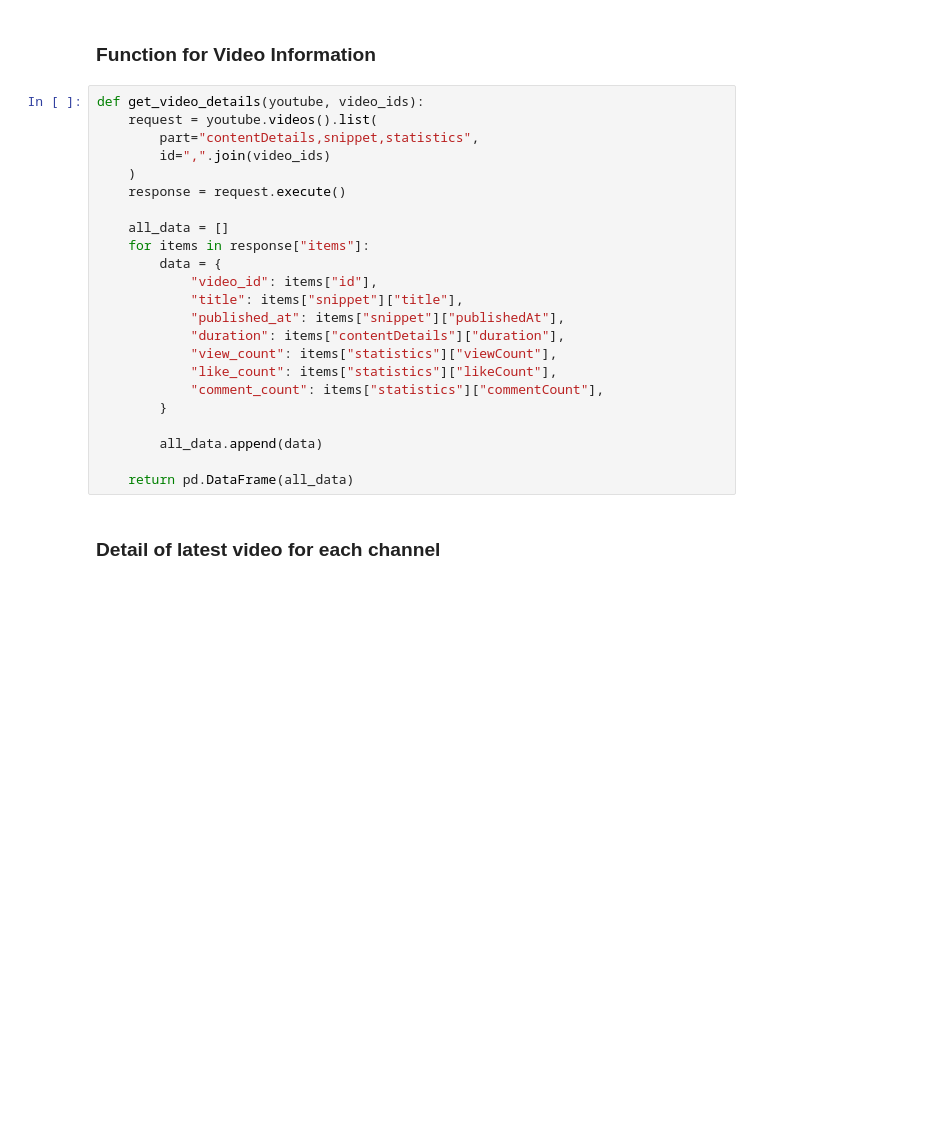
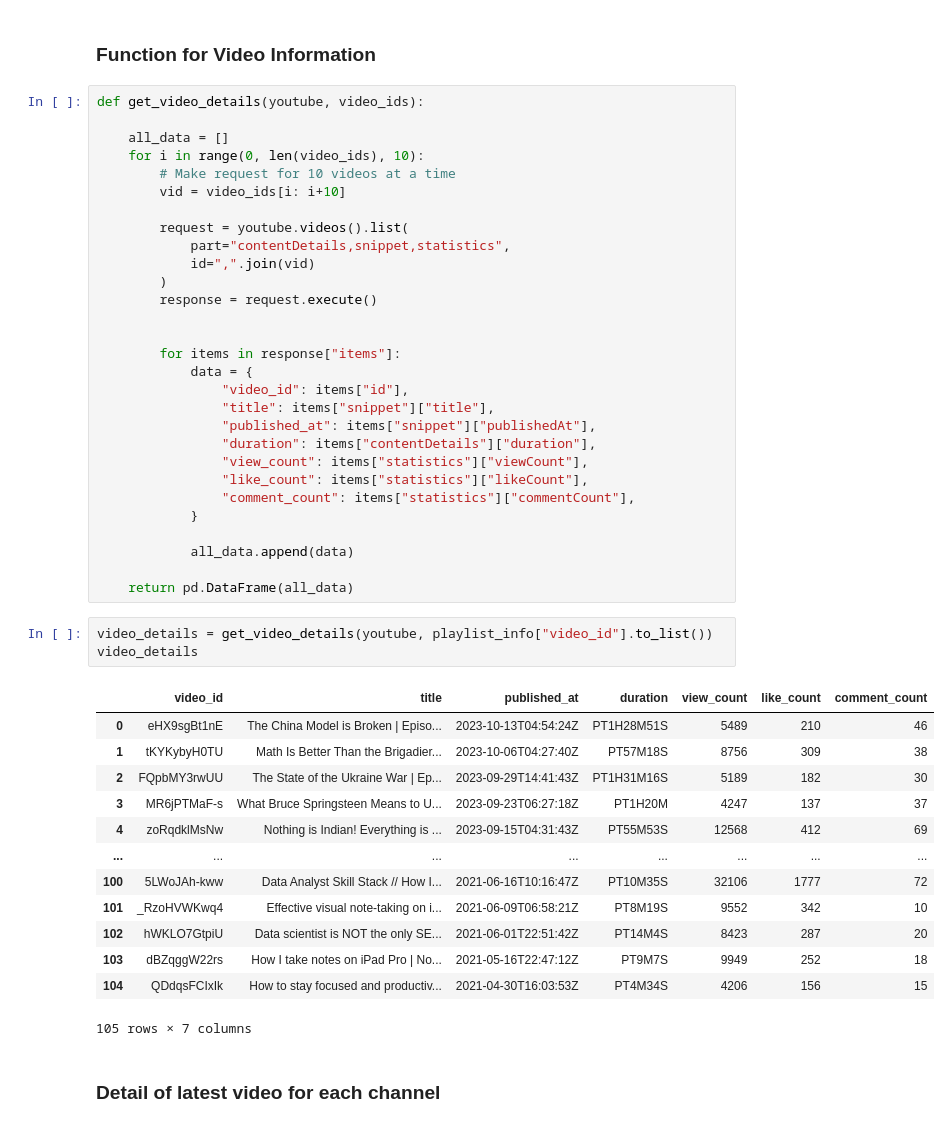
Before and after one commit to harsh1kumar/youtube-data, a Jupyter notebook: notebooks/data_pipeline.ipynb, the cells around one changed output. Cells and saved outputs as stored; diff of their text form; blank space fills up the shorter version.

```diff
--- a/notebooks/data_pipeline.ipynb
+++ b/notebooks/data_pipeline.ipynb
@@ -159,27 +159,50 @@ JSON(response)
 ### Function for Video Information
 # %%
 def get_video_details(youtube, video_ids):
-    request = youtube.videos().list(
-        part="contentDetails,snippet,statistics",
-        id=",".join(video_ids)
-    )
-    response = request.execute()
 
     all_data = []
-    for items in response["items"]:
-        data = {
-            "video_id": items["id"],
-            "title": items["snippet"]["title"],
-            "published_at": items["snippet"]["publishedAt"],
-            "duration": items["contentDetails"]["duration"],
-            "view_count": items["statistics"]["viewCount"],
-            "like_count": items["statistics"]["likeCount"],
-            "comment_count": items["statistics"]["commentCount"],
-        }
+    for i in range(0, len(video_ids), 10):
+        # Make request for 10 videos at a time
+        vid = video_ids[i: i+10]
 
-        all_data.append(data)
+        request = youtube.videos().list(
+            part="contentDetails,snippet,statistics",
+            id=",".join(vid)
+        )
+        response = request.execute()
+
+
+        for items in response["items"]:
+            data = {
+                "video_id": items["id"],
+                "title": items["snippet"]["title"],
+                "published_at": items["snippet"]["publishedAt"],
+                "duration": items["contentDetails"]["duration"],
+                "view_count": items["statistics"]["viewCount"],
+                "like_count": items["statistics"]["likeCount"],
+                "comment_count": items["statistics"]["commentCount"],
+            }
+
+            all_data.append(data)
 
     return pd.DataFrame(all_data)
+# %%
+video_details = get_video_details(youtube, playlist_info["video_id"].to_list())
+video_details
+# %% [output]
+|  | video_id | title | published_at | duration | view_count | like_count | comment_count |
+| 0 | eHX9sgBt1nE | The China Model is Broken | Episo... | 2023-10-13T04:54:24Z | PT1H28M51S | 5489 | 210 | 46 |
+| 1 | tKYKybyH0TU | Math Is Better Than the Brigadier... | 2023-10-06T04:27:40Z | PT57M18S | 8756 | 309 | 38 |
+| 2 | FQpbMY3rwUU | The State of the Ukraine War | Ep... | 2023-09-29T14:41:43Z | PT1H31M16S | 5189 | 182 | 30 |
+| 3 | MR6jPTMaF-s | What Bruce Springsteen Means to U... | 2023-09-23T06:27:18Z | PT1H20M | 4247 | 137 | 37 |
+| 4 | zoRqdklMsNw | Nothing is Indian! Everything is ... | 2023-09-15T04:31:43Z | PT55M53S | 12568 | 412 | 69 |
+| ... | ... | ... | ... | ... | ... | ... | ... |
+| 100 | 5LWoJAh-kww | Data Analyst Skill Stack // How I... | 2021-06-16T10:16:47Z | PT10M35S | 32106 | 1777 | 72 |
+| 101 | _RzoHVWKwq4 | Effective visual note-taking on i... | 2021-06-09T06:58:21Z | PT8M19S | 9552 | 342 | 10 |
+| 102 | hWKLO7GtpiU | Data scientist is NOT the only SE... | 2021-06-01T22:51:42Z | PT14M4S | 8423 | 287 | 20 |
+| 103 | dBZqggW22rs | How I take notes on iPad Pro | No... | 2021-05-16T22:47:12Z | PT9M7S | 9949 | 252 | 18 |
+| 104 | QDdqsFCIxIk | How to stay focused and productiv... | 2021-04-30T16:03:53Z | PT4M34S | 4206 | 156 | 15 |
+105 rows × 7 columns
 # %% [markdown]
 ### Detail of latest video for each channel
 # %%
```
Also changed, not shown: parts of 12 cells of this notebook.
